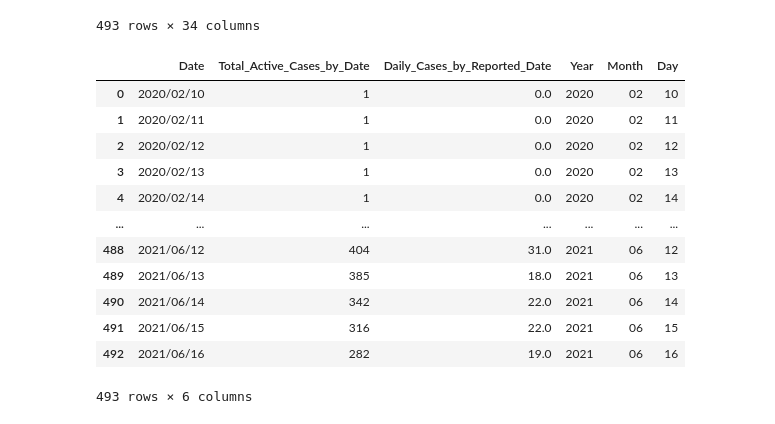
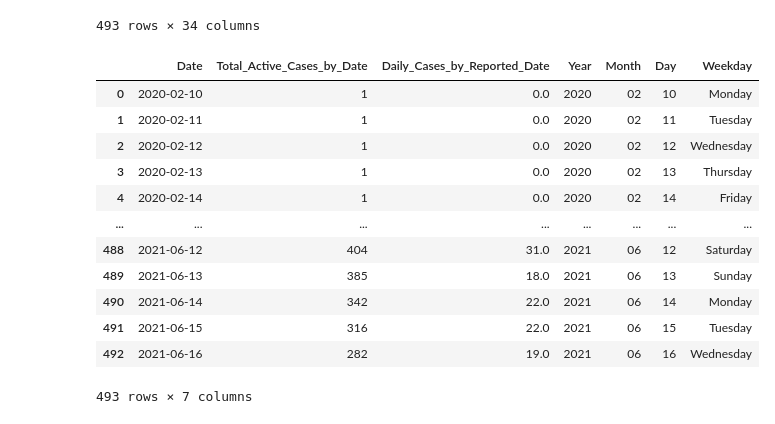
Before and after one commit to itspria/Bike-Theft-Analysis, a Jupyter notebook: CovidCases.ipynb, the cells around one changed output. Drawn from its saved outputs; the diff is of its cells as text; code cells hidden in the pictures.

Commit message:
Fixed the day of the week column

```diff
--- a/CovidCases.ipynb
+++ b/CovidCases.ipynb
@@ -23,21 +23,22 @@ dfOttawa
 # %%
 #Clean up the original dataset to contain only required columns and add/split date column for Ottawa data
 OttawaAnalysisDf = dfOttawa[['Date', 'Total_Active_Cases_by_Date', 'Daily_Cases_by_Reported_Date']].copy()
 OttawaAnalysisDf[["Year", "Month", "Day"]] = OttawaAnalysisDf["Date"].str.split("/", expand = True)
 OttawaAnalysisDf.loc[:,'Daily_Cases_by_Reported_Date'] =  OttawaAnalysisDf['Daily_Cases_by_Reported_Date'].fillna(0)
-#OttawaAnalysisDf['Weekday'] = OttawaAnalysisDf['Date'].dt.day_name()
+OttawaAnalysisDf['Date'] = pd.to_datetime(OttawaAnalysisDf['Date'])
+OttawaAnalysisDf['Weekday'] = OttawaAnalysisDf['Date'].dt.day_name()
 OttawaAnalysisDf
 # %% [output]
-|  | Date | Total_Active_Cases_by_Date | Daily_Cases_by_Reported_Date | Year | Month | Day |
-| 0 | 2020/02/10 | 1 | 0.0 | 2020 | 02 | 10 |
-| 1 | 2020/02/11 | 1 | 0.0 | 2020 | 02 | 11 |
-| 2 | 2020/02/12 | 1 | 0.0 | 2020 | 02 | 12 |
-| 3 | 2020/02/13 | 1 | 0.0 | 2020 | 02 | 13 |
-| 4 | 2020/02/14 | 1 | 0.0 | 2020 | 02 | 14 |
-| ... | ... | ... | ... | ... | ... | ... |
-| 488 | 2021/06/12 | 404 | 31.0 | 2021 | 06 | 12 |
-| 489 | 2021/06/13 | 385 | 18.0 | 2021 | 06 | 13 |
-| 490 | 2021/06/14 | 342 | 22.0 | 2021 | 06 | 14 |
-| 491 | 2021/06/15 | 316 | 22.0 | 2021 | 06 | 15 |
-| 492 | 2021/06/16 | 282 | 19.0 | 2021 | 06 | 16 |
+|  | Date | Total_Active_Cases_by_Date | Daily_Cases_by_Reported_Date | Year | Month | Day | Weekday |
+| 0 | 2020-02-10 | 1 | 0.0 | 2020 | 02 | 10 | Monday |
+| 1 | 2020-02-11 | 1 | 0.0 | 2020 | 02 | 11 | Tuesday |
+| 2 | 2020-02-12 | 1 | 0.0 | 2020 | 02 | 12 | Wednesday |
+| 3 | 2020-02-13 | 1 | 0.0 | 2020 | 02 | 13 | Thursday |
+| 4 | 2020-02-14 | 1 | 0.0 | 2020 | 02 | 14 | Friday |
+| ... | ... | ... | ... | ... | ... | ... | ... |
+| 488 | 2021-06-12 | 404 | 31.0 | 2021 | 06 | 12 | Saturday |
+| 489 | 2021-06-13 | 385 | 18.0 | 2021 | 06 | 13 | Sunday |
+| 490 | 2021-06-14 | 342 | 22.0 | 2021 | 06 | 14 | Monday |
+| 491 | 2021-06-15 | 316 | 22.0 | 2021 | 06 | 15 | Tuesday |
+| 492 | 2021-06-16 | 282 | 19.0 | 2021 | 06 | 16 | Wednesday |
-493 rows × 6 columns
+493 rows × 7 columns
```
Also changed, not shown: parts of 9 cells of this notebook.
